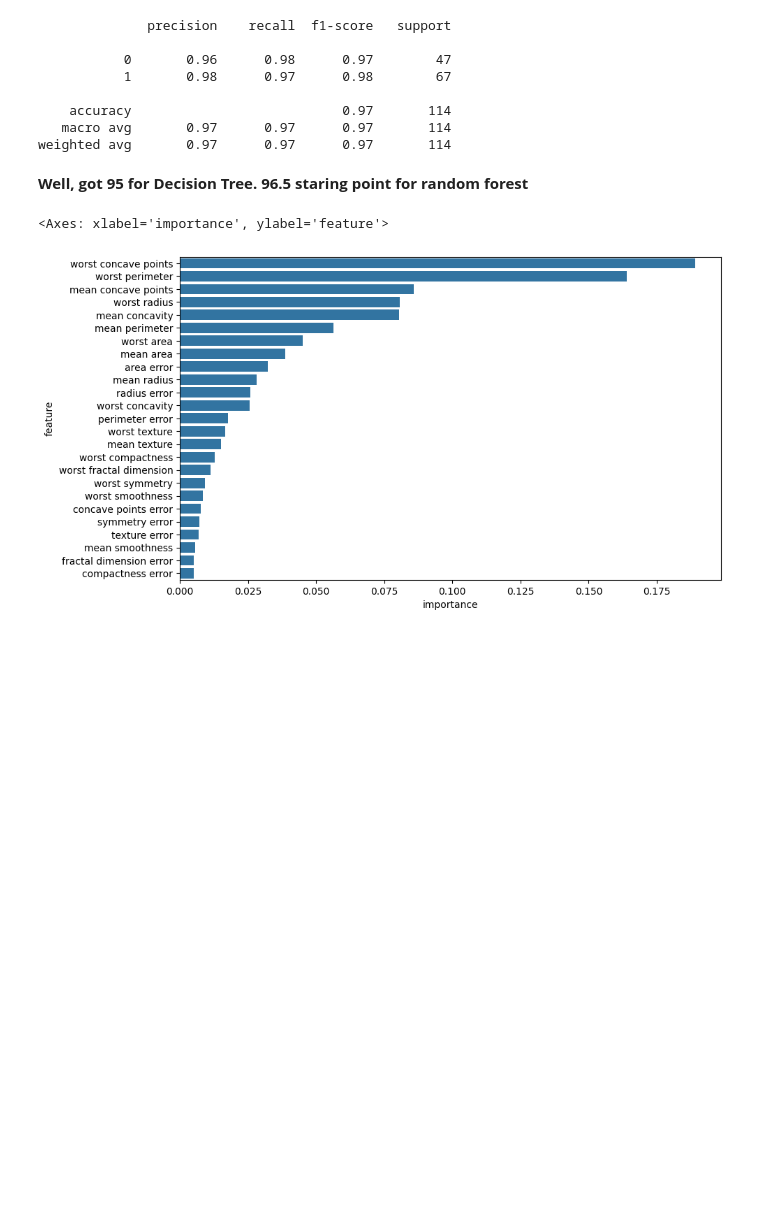
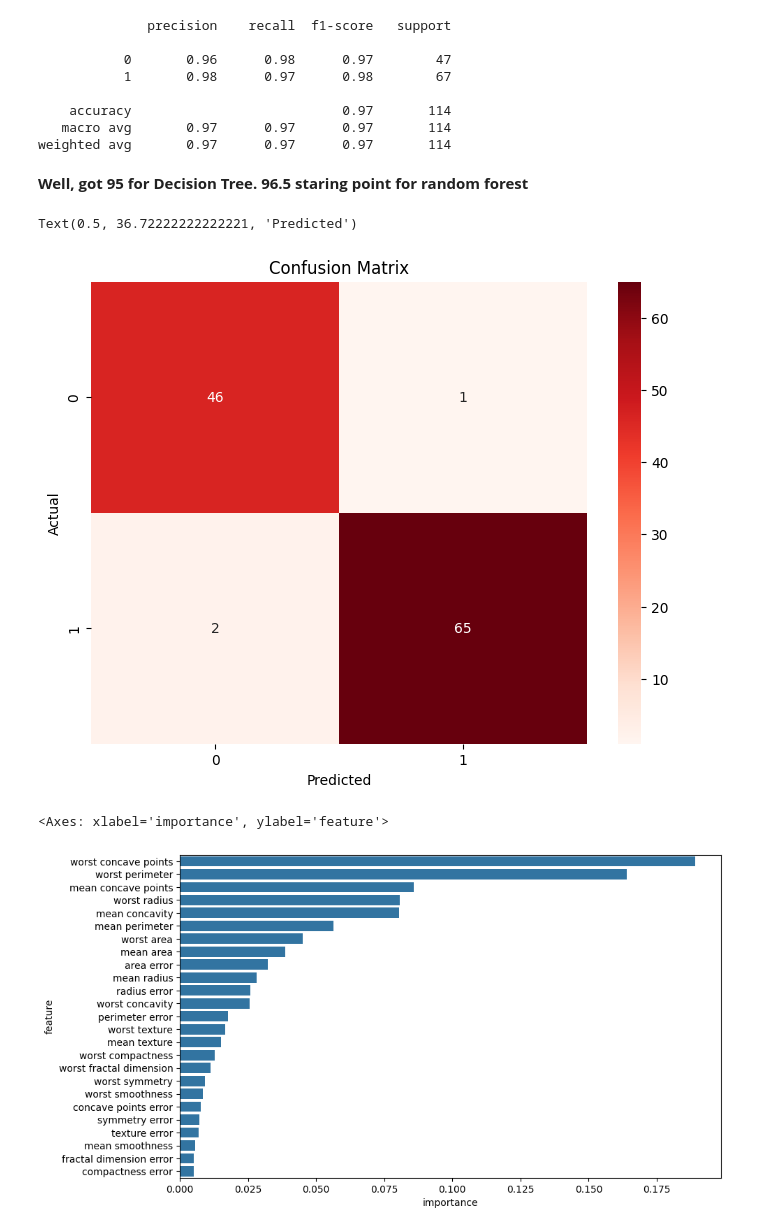
Before and after one commit to jgeiger81/sbml, a Jupyter notebook: 4.4 Trees and Forests/JasonG_MLE_MiniProject_Trees_and_Forests.ipynb, the cells around one changed output. Drawn from its saved outputs; the diff is of its cells as text; code cells hidden in the pictures; blank space fills up the shorter version.

```diff
--- a/4.4 Trees and Forests/JasonG_MLE_MiniProject_Trees_and_Forests.ipynb
+++ b/4.4 Trees and Forests/JasonG_MLE_MiniProject_Trees_and_Forests.ipynb
@@ -260,6 +271,16 @@ print(rf_classificaton_rpt)
 weighted avg       0.97      0.97      0.97       114
 # %% [markdown]
 **Well, got 95 for Decision Tree. 96.5 staring point for random forest**
+# %%
+cm_rf = confusion_matrix(y_test, y_pred_rf)
+plt.figure(figsize=(8, 6))
+sns.heatmap(cm_rf, annot=True, fmt='d', cmap='Reds')
+plt.title('Confusion Matrix')
+plt.ylabel('Actual')
+plt.xlabel('Predicted')
+# %% [output]
+Text(0.5, 36.72222222222221, 'Predicted')
+[figure, added]
 # %%
 # Extract feature importances
 feature_importance_rf = pd.DataFrame({
```
Also changed, not shown: parts of 17 cells of this notebook.
